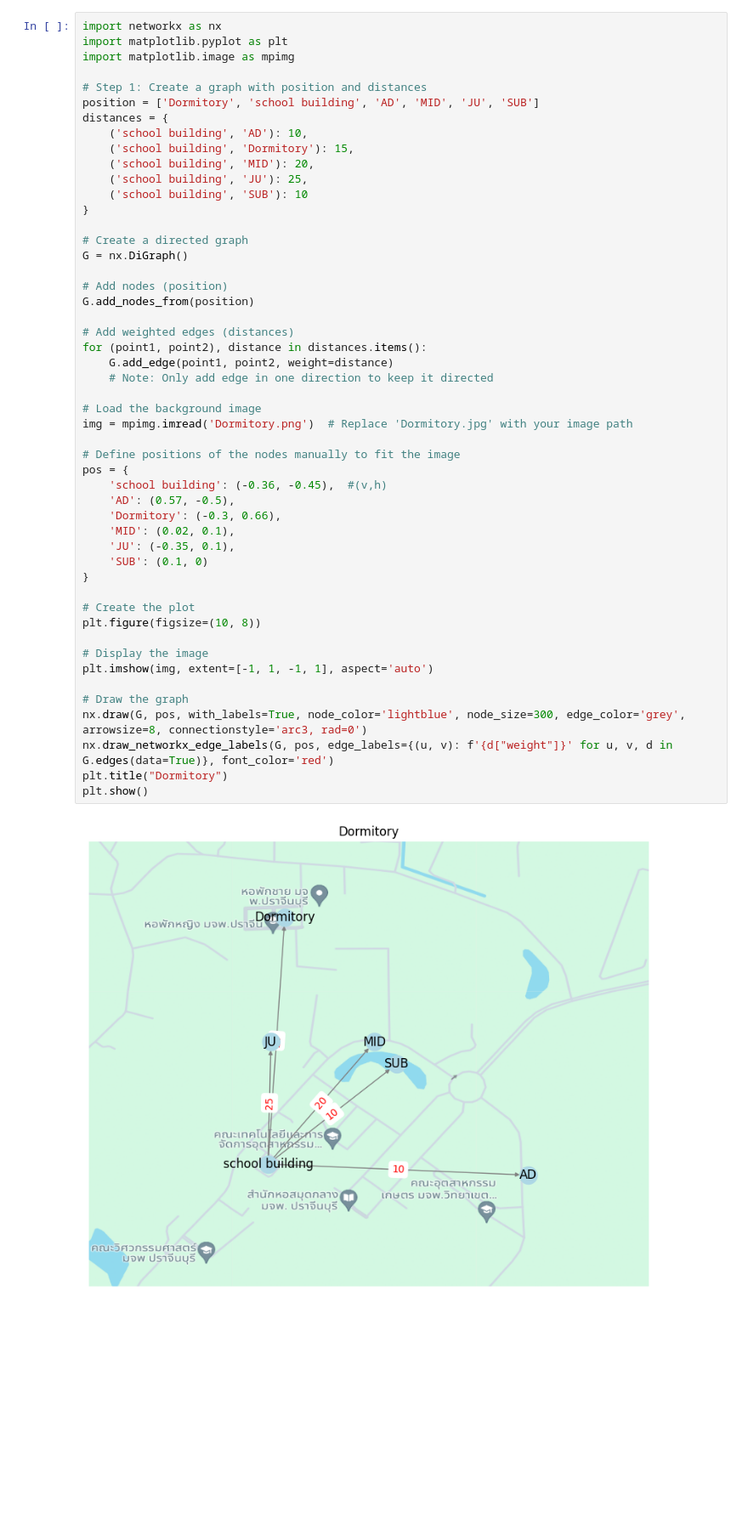
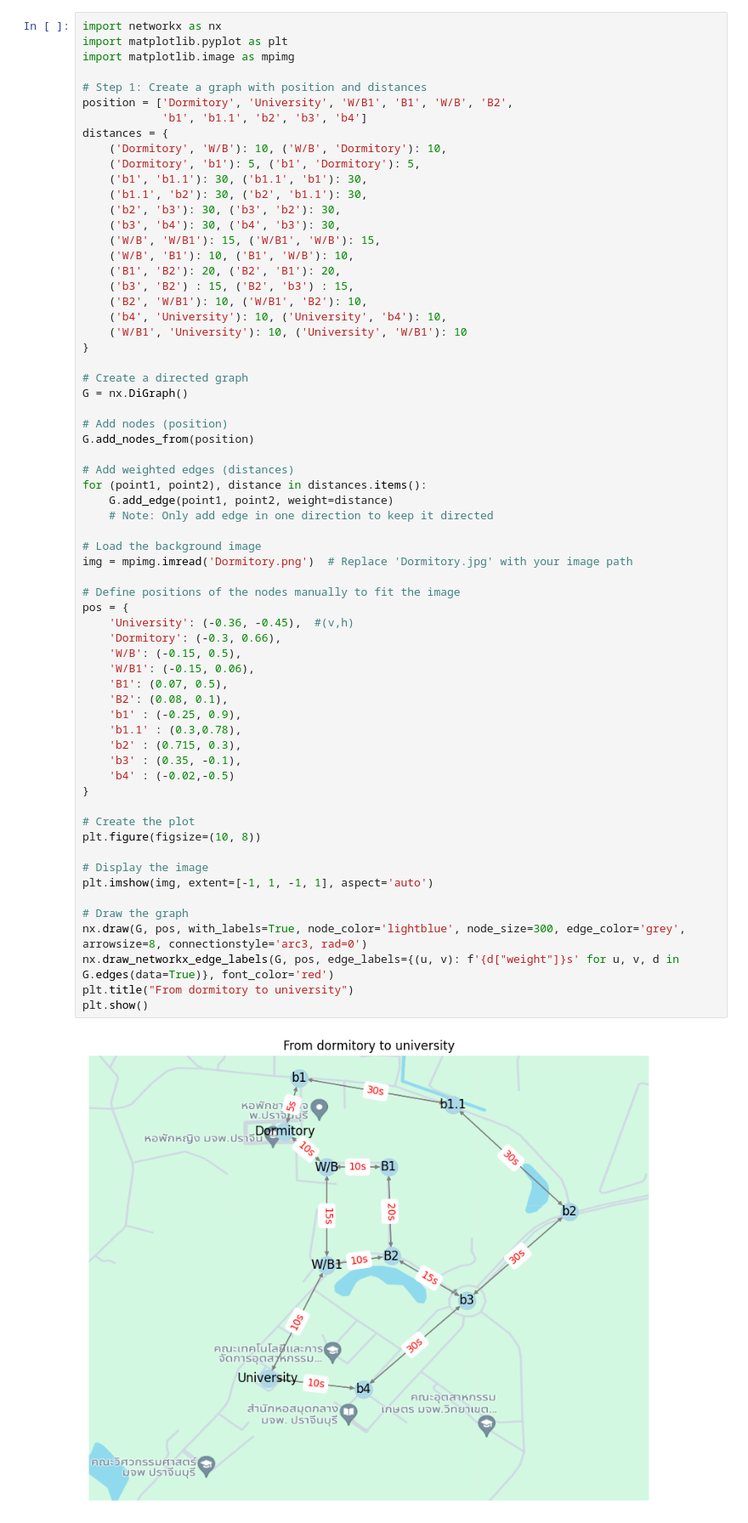
Before and after one commit to Feev004/Colab, a Jupyter notebook: Dormitory.ipynb, the cells around one changed output. Shown: that part at 85% size. Saved outputs shown, nothing was run; the diff lists cells and outputs as text; blank space fills up the shorter version.

```diff
--- a/Dormitory.ipynb
+++ b/Dormitory.ipynb
@@ -6,49 +6,63 @@ import matplotlib.pyplot as plt
 import matplotlib.image as mpimg
 
 # Step 1: Create a graph with position and distances
-position = ['Dormitory', 'school building', 'AD', 'MID', 'JU', 'SUB']
+position = ['Dormitory', 'University', 'W/B1', 'B1', 'W/B', 'B2',
+            'b1', 'b1.1', 'b2', 'b3', 'b4']
 distances = {
-    ('school building', 'AD'): 10,
-    ('school building', 'Dormitory'): 15,
-    ('school building', 'MID'): 20,
-    ('school building', 'JU'): 25,
-    ('school building', 'SUB'): 10
+    ('Dormitory', 'W/B'): 10, ('W/B', 'Dormitory'): 10,
+    ('Dormitory', 'b1'): 5, ('b1', 'Dormitory'): 5,
+    ('b1', 'b1.1'): 30, ('b1.1', 'b1'): 30,
+    ('b1.1', 'b2'): 30, ('b2', 'b1.1'): 30,
+    ('b2', 'b3'): 30, ('b3', 'b2'): 30,
+    ('b3', 'b4'): 30, ('b4', 'b3'): 30,
+    ('W/B', 'W/B1'): 15, ('W/B1', 'W/B'): 15,
+    ('W/B', 'B1'): 10, ('B1', 'W/B'): 10,
+    ('B1', 'B2'): 20, ('B2', 'B1'): 20,
+    ('b3', 'B2') : 15, ('B2', 'b3') : 15,
+    ('B2', 'W/B1'): 10, ('W/B1', 'B2'): 10,
+    ('b4', 'University'): 10, ('University', 'b4'): 10,
+    ('W/B1', 'University'): 10, ('University', 'W/B1'): 10
 }
 
 # Create a directed graph
 G = nx.DiGraph()
 
 # Add nodes (position)
 G.add_nodes_from(position)
 
 # Add weighted edges (distances)
 for (point1, point2), distance in distances.items():
     G.add_edge(point1, point2, weight=distance)
     # Note: Only add edge in one direction to keep it directed
 
 # Load the background image
 img = mpimg.imread('Dormitory.png')  # Replace 'Dormitory.jpg' with your image path
 
 # Define positions of the nodes manually to fit the image
 pos = {
-    'school building': (-0.36, -0.45),  #(v,h)
-    'AD': (0.57, -0.5),
+    'University': (-0.36, -0.45),  #(v,h)
     'Dormitory': (-0.3, 0.66),
-    'MID': (0.02, 0.1),
-    'JU': (-0.35, 0.1),
-    'SUB': (0.1, 0)
+    'W/B': (-0.15, 0.5),
+    'W/B1': (-0.15, 0.06),
+    'B1': (0.07, 0.5),
+    'B2': (0.08, 0.1),
+    'b1' : (-0.25, 0.9),
+    'b1.1' : (0.3,0.78),
+    'b2' : (0.715, 0.3),
+    'b3' : (0.35, -0.1),
+    'b4' : (-0.02,-0.5)
 }
 
 # Create the plot
 plt.figure(figsize=(10, 8))
 
 # Display the image
 plt.imshow(img, extent=[-1, 1, -1, 1], aspect='auto')
 
 # Draw the graph
 nx.draw(G, pos, with_labels=True, node_color='lightblue', node_size=300, edge_color='grey', arrowsize=8, connectionstyle='arc3, rad=0')
-nx.draw_networkx_edge_labels(G, pos, edge_labels={(u, v): f'{d["weight"]}' for u, v, d in G.edges(data=True)}, font_color='red')
-plt.title("Dormitory")
+nx.draw_networkx_edge_labels(G, pos, edge_labels={(u, v): f'{d["weight"]}s' for u, v, d in G.edges(data=True)}, font_color='red')
+plt.title("From dormitory to university")
 plt.show()
 # %% [output]
-[figure, old version]
+[figure, new version]
```
